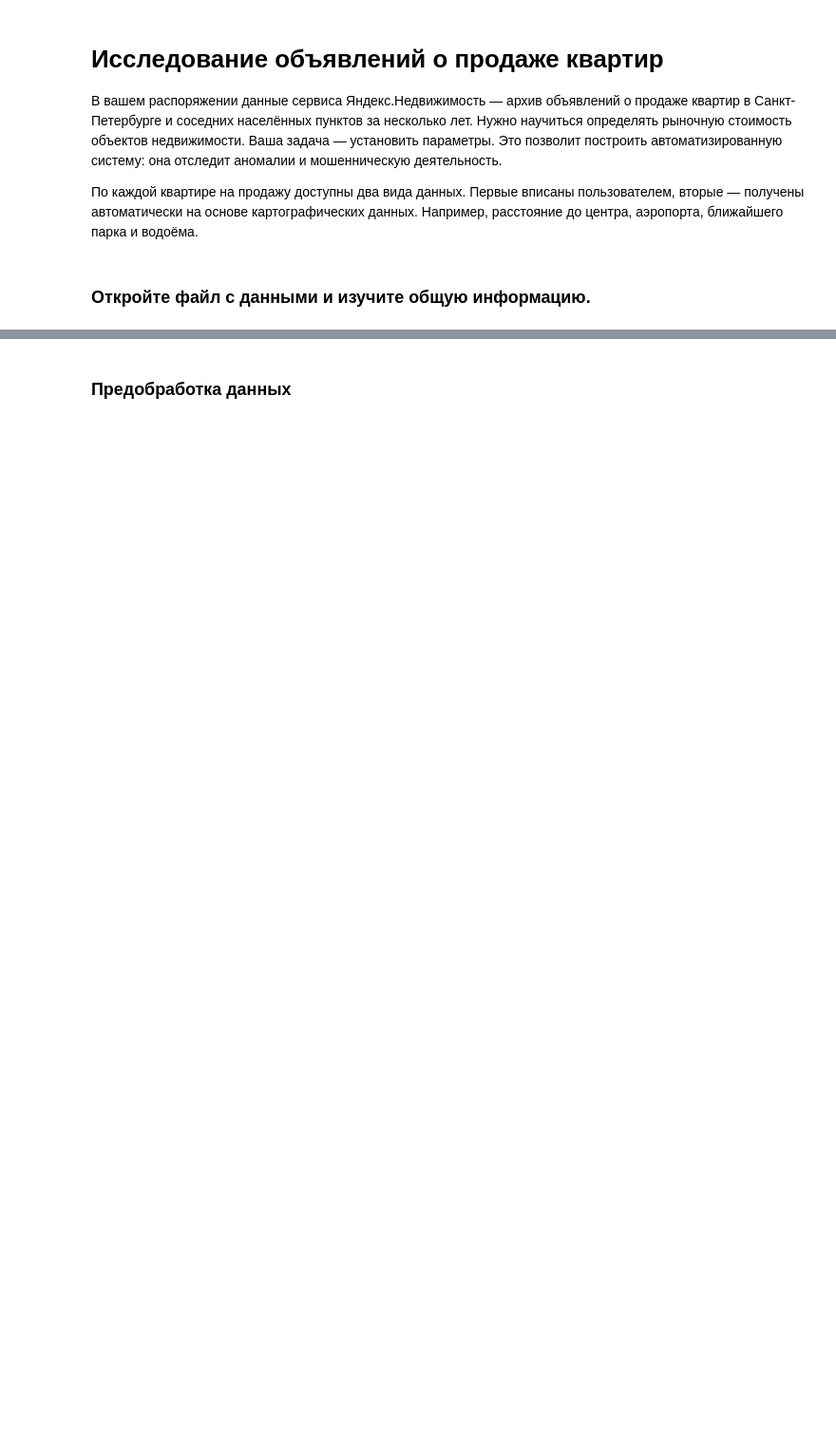
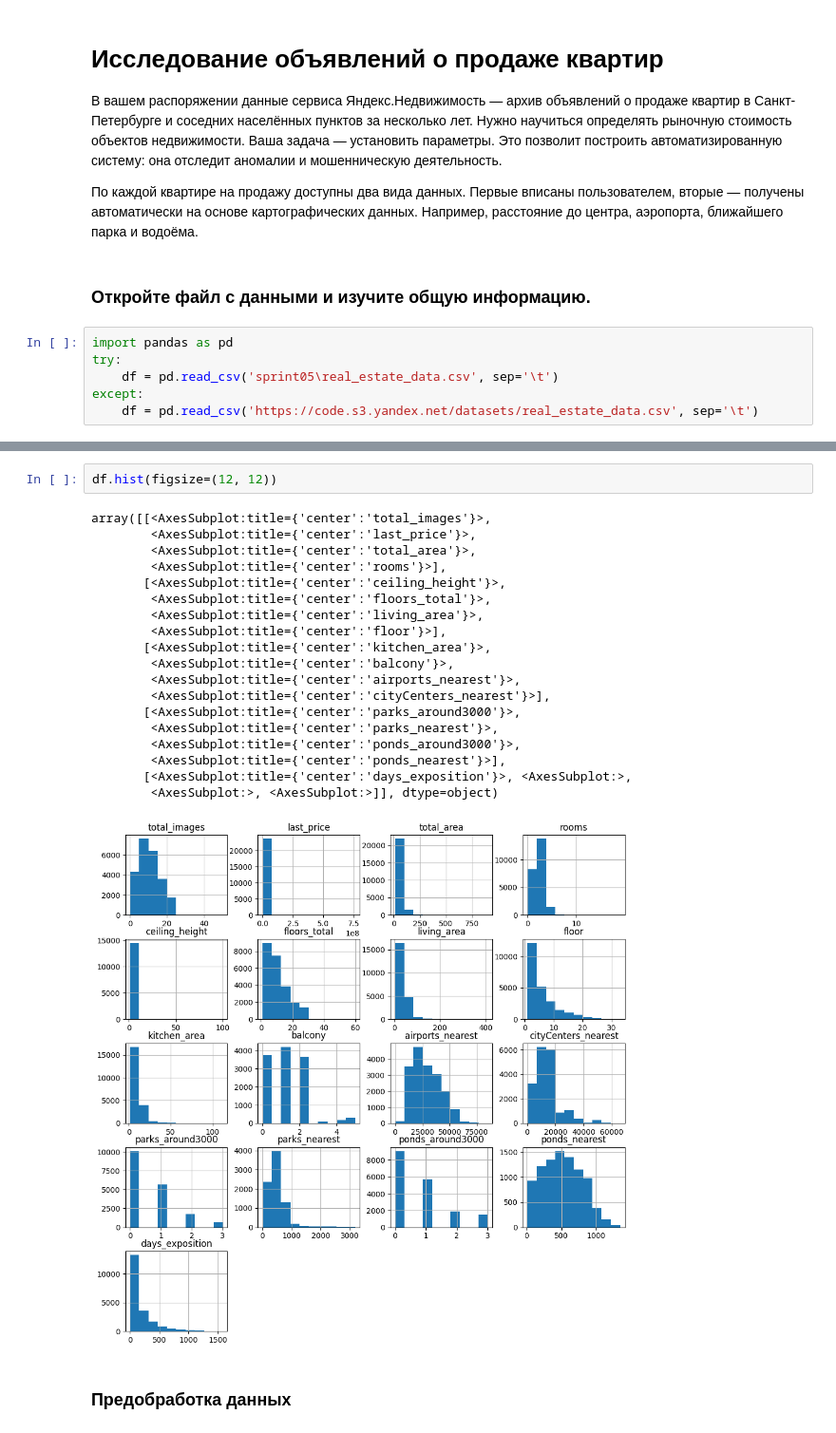
Before and after one commit to ndelenyan/practicum, a Jupyter notebook: sprint05/sprint05.ipynb, the cells around one changed output, grey strips where cells are left out. Shown at 95% size. Cells and saved outputs as stored; diff of their text form; blank space fills up the shorter version.

```diff
--- a/sprint05/sprint05.ipynb
+++ b/sprint05/sprint05.ipynb
@@ -6,3 +6,9 @@
 По каждой квартире на продажу доступны два вида данных. Первые вписаны пользователем, вторые — получены автоматически на основе картографических данных. Например, расстояние до центра, аэропорта, ближайшего парка и водоёма.
 # %% [markdown]
 ### Откройте файл с данными и изучите общую информацию.
+# %%
+import pandas as pd
+try:
+    df = pd.read_csv('sprint05\real_estate_data.csv', sep='\t')
+except:
+    df = pd.read_csv('https://code.s3.yandex.net/datasets/real_estate_data.csv', sep='\t')
@@ -9,2 +50,24 @@
+# %%
+df.hist(figsize=(12, 12))
+# %% [output]
+array([[<AxesSubplot:title={'center':'total_images'}>,
+        <AxesSubplot:title={'center':'last_price'}>,
+        <AxesSubplot:title={'center':'total_area'}>,
+        <AxesSubplot:title={'center':'rooms'}>],
+       [<AxesSubplot:title={'center':'ceiling_height'}>,
+        <AxesSubplot:title={'center':'floors_total'}>,
+        <AxesSubplot:title={'center':'living_area'}>,
+        <AxesSubplot:title={'center':'floor'}>],
+       [<AxesSubplot:title={'center':'kitchen_area'}>,
+        <AxesSubplot:title={'center':'balcony'}>,
+        <AxesSubplot:title={'center':'airports_nearest'}>,
+        <AxesSubplot:title={'center':'cityCenters_nearest'}>],
+       [<AxesSubplot:title={'center':'parks_around3000'}>,
+        <AxesSubplot:title={'center':'parks_nearest'}>,
+        <AxesSubplot:title={'center':'ponds_around3000'}>,
+        <AxesSubplot:title={'center':'ponds_nearest'}>],
+       [<AxesSubplot:title={'center':'days_exposition'}>, <AxesSubplot:>,
+        <AxesSubplot:>, <AxesSubplot:>]], dtype=object)
+[figure, added]
 # %% [markdown]
 ### Предобработка данных
```
Also changed, not shown: parts of 4 cells of this notebook.
